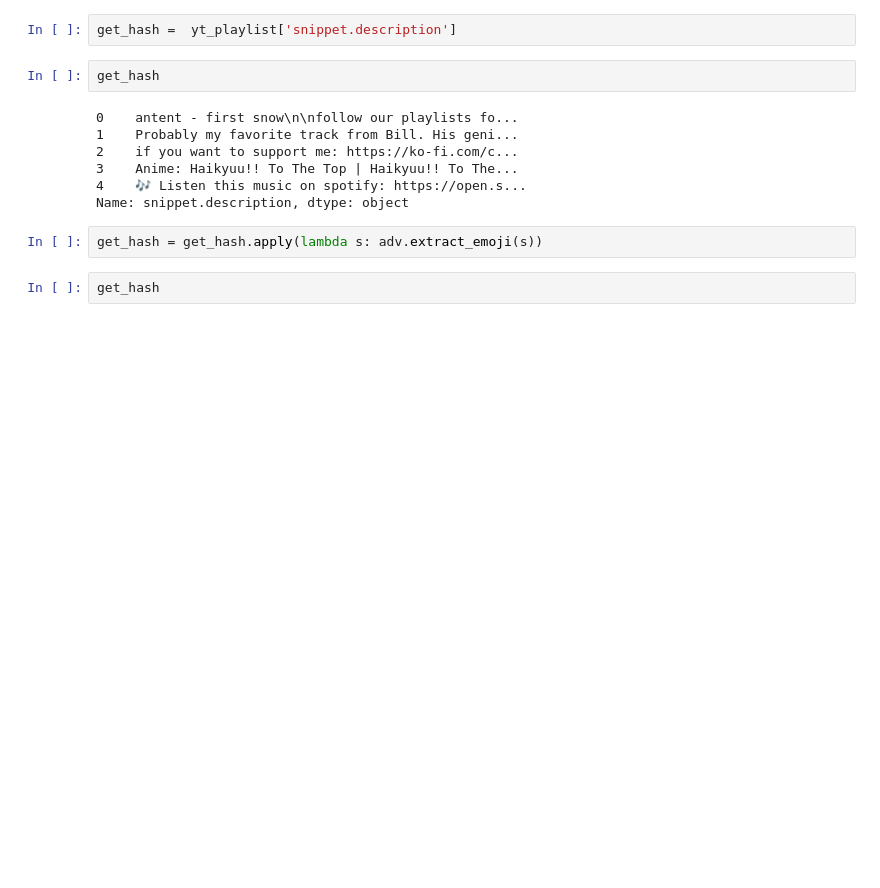
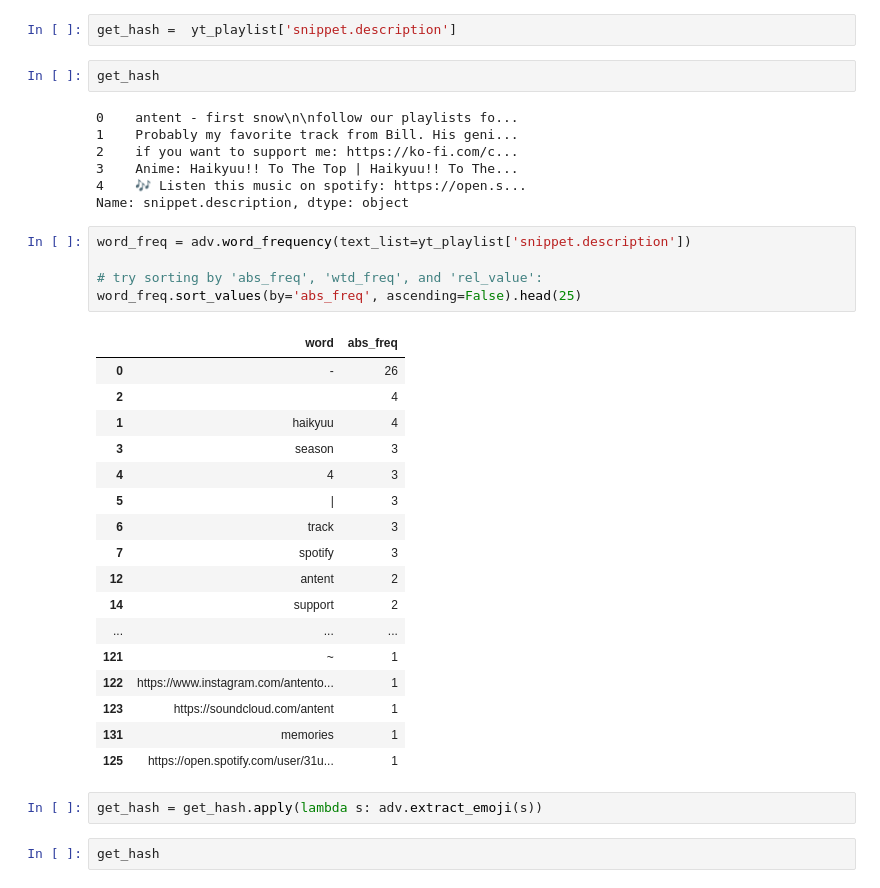
Before and after one commit to georgeyoumansjr/advertools, a Jupyter notebook: useAdvertools/testKeyW.ipynb, the cells around one changed output. Saved outputs shown, nothing was run; the diff lists cells and outputs as text; blank space fills up the shorter version.

Commit message:
word frequency evaluations

```diff
--- a/useAdvertools/testKeyW.ipynb
+++ b/useAdvertools/testKeyW.ipynb
@@ -502,6 +502,29 @@ get_hash
 3    Anime: Haikyuu!! To The Top | Haikyuu!! To The...
 4    🎶 Listen this music on spotify: https://open.s...
 Name: snippet.description, dtype: object
+# %%
+word_freq = adv.word_frequency(text_list=yt_playlist['snippet.description'])
+
+# try sorting by 'abs_freq', 'wtd_freq', and 'rel_value':
+word_freq.sort_values(by='abs_freq', ascending=False).head(25)
+# %% [output]
+|  | word | abs_freq |
+| 0 | - | 26 |
+| 2 |  | 4 |
+| 1 | haikyuu | 4 |
+| 3 | season | 3 |
+| 4 | 4 | 3 |
+| 5 | | | 3 |
+| 6 | track | 3 |
+| 7 | spotify | 3 |
+| 12 | antent | 2 |
+| 14 | support | 2 |
+| ... | ... | ... |
+| 121 | ~ | 1 |
+| 122 | https://www.instagram.com/antento... | 1 |
+| 123 | https://soundcloud.com/antent | 1 |
+| 131 | memories | 1 |
+| 125 | https://open.spotify.com/user/31u... | 1 |
 # %%
 get_hash = get_hash.apply(lambda s: adv.extract_emoji(s))
 # %%
```
Also changed, not shown: parts of 4 cells of this notebook.
